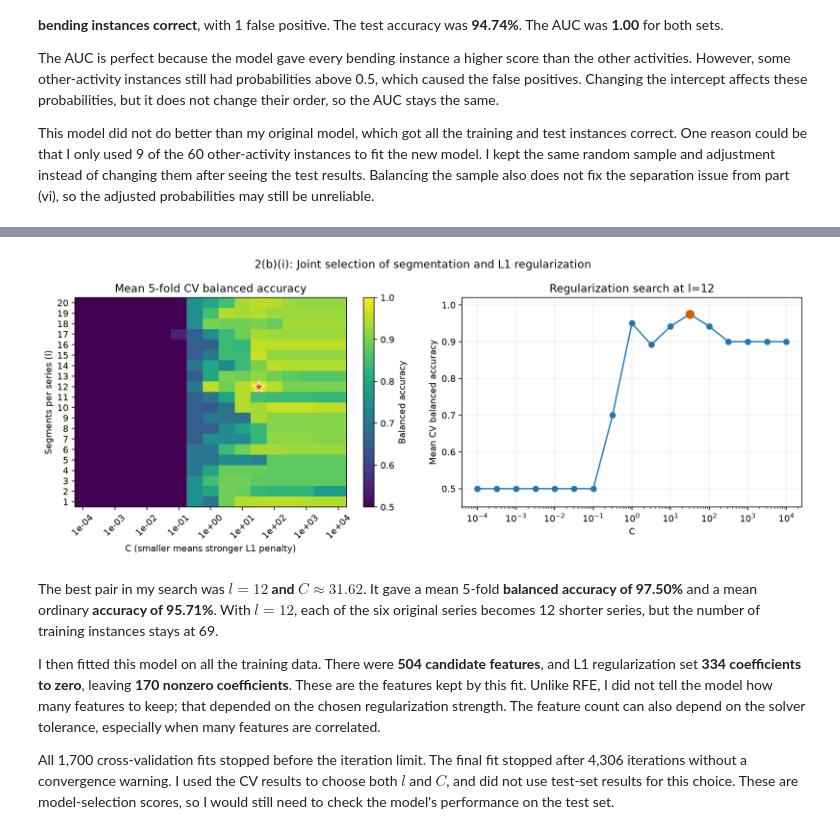
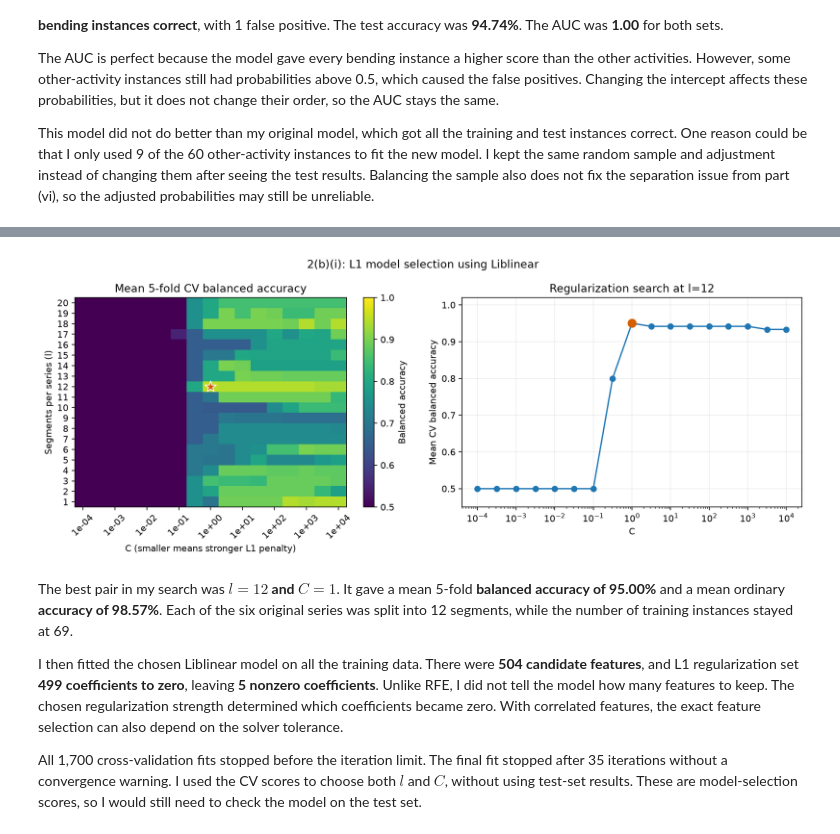
Before and after one commit to nakicool007/HW4-Time-Series-Classification, a Jupyter notebook: notebook/Kumbria_Nakul_HW4.ipynb, the cells around one changed output, grey strips where cells are left out. Cells and saved outputs as stored; diff of their text form; code cells hidden in the pictures.

Commit message:
Use standardized features and Liblinear for the L1 logistic regression search

```diff
--- a/notebook/Kumbria_Nakul_HW4.ipynb
+++ b/notebook/Kumbria_Nakul_HW4.ipynb
@@ -1243,8 +1243,8 @@ from sklearn.base import clone
 C_grid = np.logspace(-4, 4, 17)
 l1_pipeline = Pipeline([
     ("scale", StandardScaler()),
-    ("logit", LogisticRegression(l1_ratio=1, solver="saga", max_iter=50000,
-                                 tol=1e-4, random_state=42)),
+    ("logit", LogisticRegression(l1_ratio=1, solver="liblinear", max_iter=50000,
+                                 tol=1e-6, intercept_scaling=1000, random_state=42)),
 ])
 
 # Extra scoring functions record convergence and sparsity without changing fits.
@@ -1386,28 +1379,28 @@
                        for l in range(1, 21)])
 fig, axes = plt.subplots(1, 2, figsize=(12, 4.8))
 image = axes[0].imshow(score_grid, origin="lower", aspect="auto", vmin=0.5, vmax=1, cmap="viridis")
 axes[0].set_xticks(range(0, len(C_grid), 2), [f"{C:.0e}" for C in C_grid[::2]], rotation=45)
 axes[0].set_yticks(range(20), range(1, 21))
 best_C_index = int(np.flatnonzero(C_grid == l1_best_C)[0])
 axes[0].scatter([best_C_index], [l1_best_l - 1], marker="*", s=170, color="#D55E00", edgecolor="white")
 axes[0].set(xlabel="C (smaller means stronger L1 penalty)", ylabel="Segments per series (l)",
             title="Mean 5-fold CV balanced accuracy")
 fig.colorbar(image, ax=axes[0], label="Balanced accuracy")
 best_l_rows = [row for row in l1_cv_rows if row["l"] == l1_best_l]
 axes[1].semilogx(C_grid, [row["mean_cv_balanced_accuracy"] for row in best_l_rows], marker="o")
 axes[1].scatter([l1_best_C], [l1_highest_score], color="#D55E00", s=80, zorder=3)
 axes[1].set(xlabel="C", ylabel="Mean CV balanced accuracy", title=f"Regularization search at l={l1_best_l}",
             ylim=(0.45, 1.02))
 axes[1].grid(alpha=0.2)
-fig.suptitle("2(b)(i): Joint selection of segmentation and L1 regularization")
+fig.suptitle("2(b)(i): L1 model selection using Liblinear")
 fig.tight_layout()
 fig.savefig(figure_root / "2b_i_l1_model_selection.png", dpi=160, bbox_inches="tight")
 plt.show()
 # %% [output]
-[figure, old version]
+[figure, new version]
 # %% [markdown]
-The best pair in my search was **$l=12$ and $C\approx31.62$**. It gave a mean 5-fold **balanced accuracy of 97.50%** and a mean ordinary **accuracy of 95.71%**. With $l=12$, each of the six original series becomes 12 shorter series, but the number of training instances stays at 69.
+The best pair in my search was **$l=12$ and $C=1$**. It gave a mean 5-fold **balanced accuracy of 95.00%** and a mean ordinary **accuracy of 98.57%**. Each of the six original series was split into 12 segments, while the number of training instances stayed at 69.
 
-I then fitted this model on all the training data. There were **504 candidate features**, and L1 regularization set **334 coefficients to zero**, leaving **170 nonzero coefficients**. These are the features kept by this fit. Unlike RFE, I did not tell the model how many features to keep; that depended on the chosen regularization strength. The feature count can also depend on the solver tolerance, especially when many features are correlated.
+I then fitted the chosen Liblinear model on all the training data. There were **504 candidate features**, and L1 regularization set **499 coefficients to zero**, leaving **5 nonzero coefficients**. Unlike RFE, I did not tell the model how many features to keep. The chosen regularization strength determined which coefficients became zero. With correlated features, the exact feature selection can also depend on the solver tolerance.
 
-All 1,700 cross-validation fits stopped before the iteration limit. The final fit stopped after 4,306 iterations without a convergence warning. I used the CV results to choose both $l$ and $C$, and did not use test-set results for this choice. These are model-selection scores, so I would still need to check the model's performance on the test set.
+All 1,700 cross-validation fits stopped before the iteration limit. The final fit stopped after 35 iterations without a convergence warning. I used the CV scores to choose both $l$ and $C$, without using test-set results. These are model-selection scores, so I would still need to check the model on the test set.
```
Also changed, not shown: parts of 3 cells of this notebook, 5 other files.
